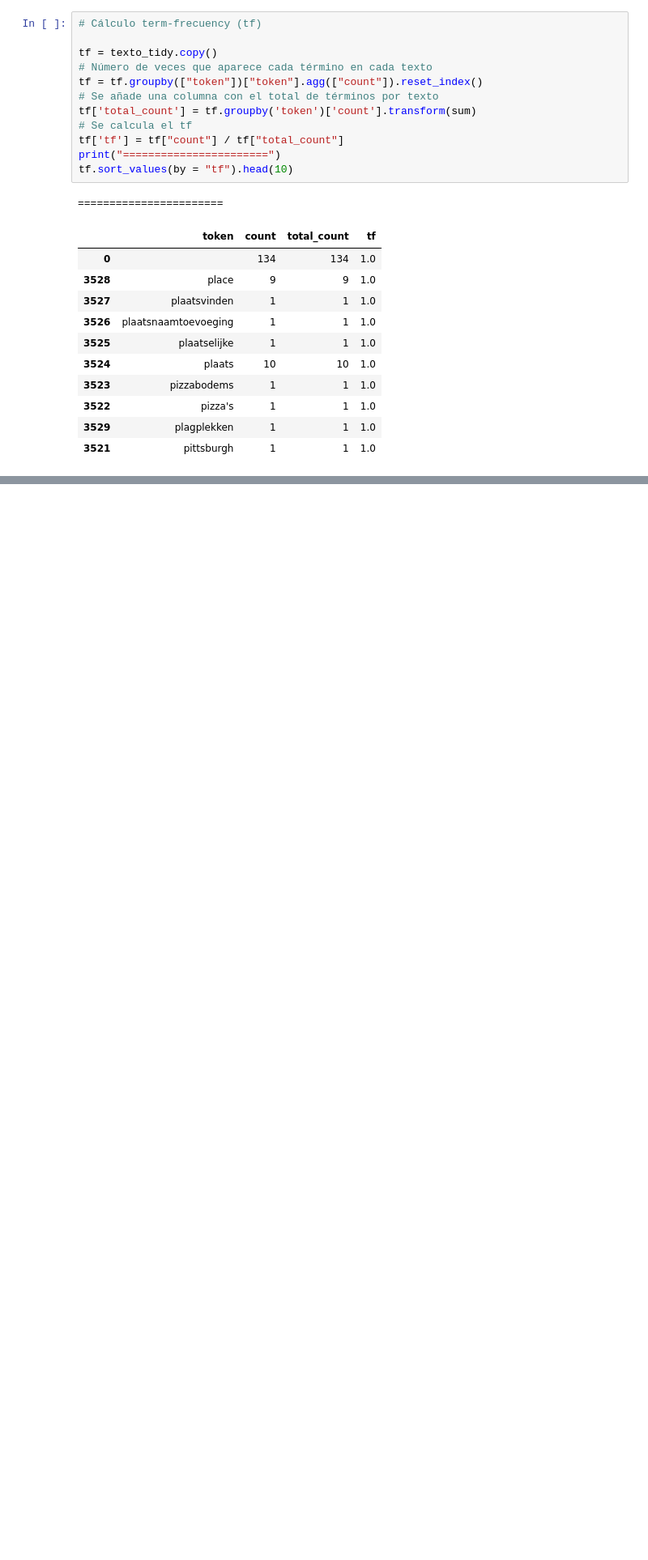
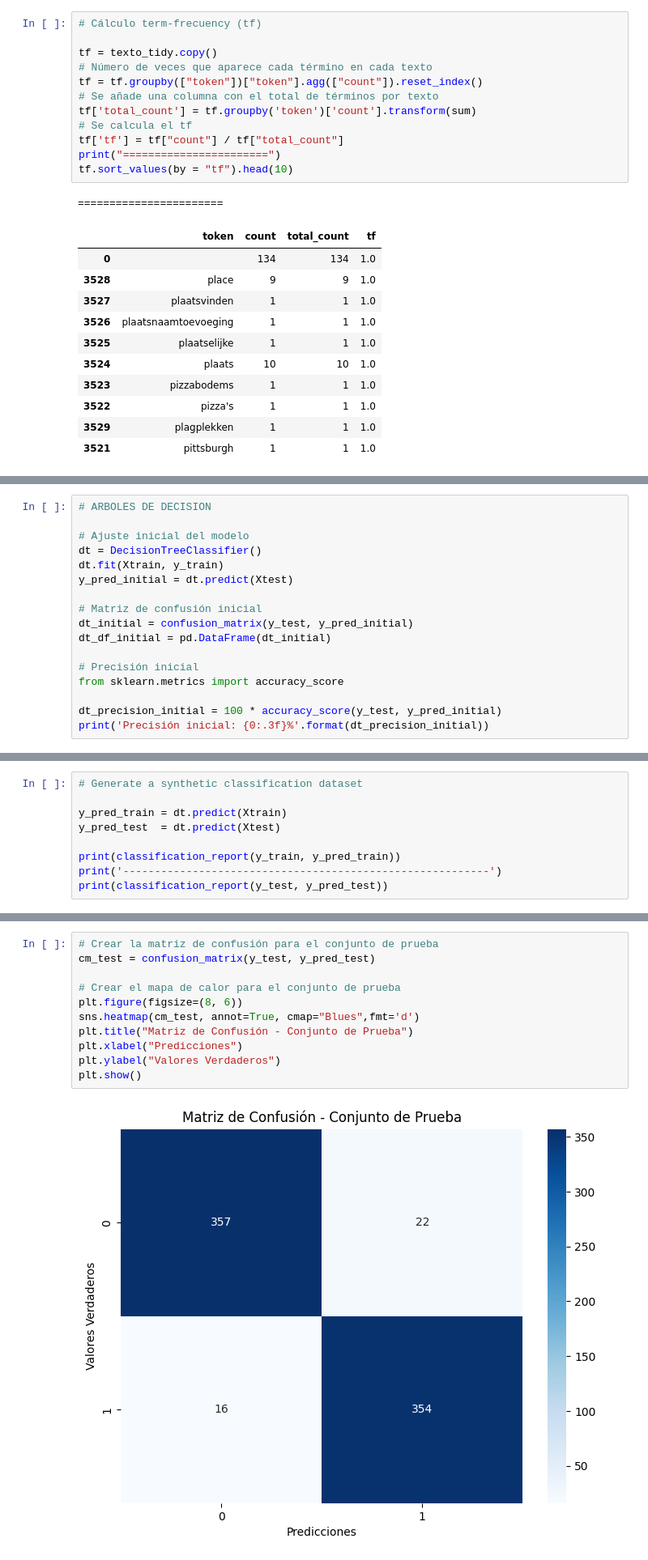
Before and after one commit to JoseQuinteroTC/IA-ML-, a Jupyter notebook: IA ML/Entregable_IA.ipynb, the cells around one changed output, grey strips where cells are left out. Shown at 81% size. Cells and saved outputs as stored; diff of their text form; blank space fills up the shorter version.

Commit message:
Arboles de decision

```diff
--- a/IA ML/Entregable_IA.ipynb
+++ b/IA ML/Entregable_IA.ipynb
@@ -447,0 +668,17 @@ tf.sort_values(by = "tf").head(10)
+# %%
+# ARBOLES DE DECISION
+
+# Ajuste inicial del modelo
+dt = DecisionTreeClassifier()
+dt.fit(Xtrain, y_train)
+y_pred_initial = dt.predict(Xtest)
+
+# Matriz de confusión inicial
+dt_initial = confusion_matrix(y_test, y_pred_initial)
+dt_df_initial = pd.DataFrame(dt_initial)
+
+# Precisión inicial
+from sklearn.metrics import accuracy_score
+
+dt_precision_initial = 100 * accuracy_score(y_test, y_pred_initial)
+print('Precisión inicial: {0:.3f}%'.format(dt_precision_initial))
@@ -447,0 +687,9 @@ tf.sort_values(by = "tf").head(10)
+# %%
+# Generate a synthetic classification dataset
+
+y_pred_train = dt.predict(Xtrain)
+y_pred_test  = dt.predict(Xtest)
+
+print(classification_report(y_train, y_pred_train))
+print('----------------------------------------------------------')
+print(classification_report(y_test, y_pred_test))
@@ -447,0 +715,13 @@ tf.sort_values(by = "tf").head(10)
+# %%
+# Crear la matriz de confusión para el conjunto de prueba
+cm_test = confusion_matrix(y_test, y_pred_test)
+
+# Crear el mapa de calor para el conjunto de prueba
+plt.figure(figsize=(8, 6))
+sns.heatmap(cm_test, annot=True, cmap="Blues",fmt='d')
+plt.title("Matriz de Confusión - Conjunto de Prueba")
+plt.xlabel("Predicciones")
+plt.ylabel("Valores Verdaderos")
+plt.show()
+# %% [output]
+[figure, added]
```
Also changed, not shown: parts of 27 cells of this notebook.
